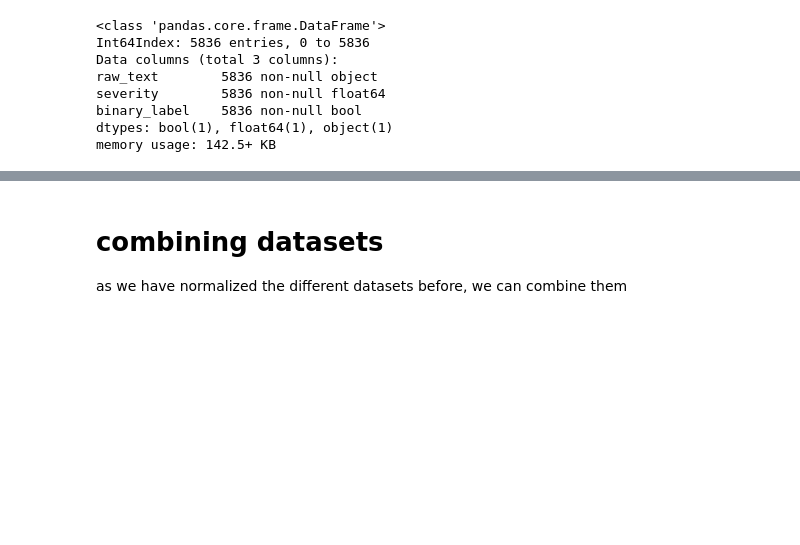
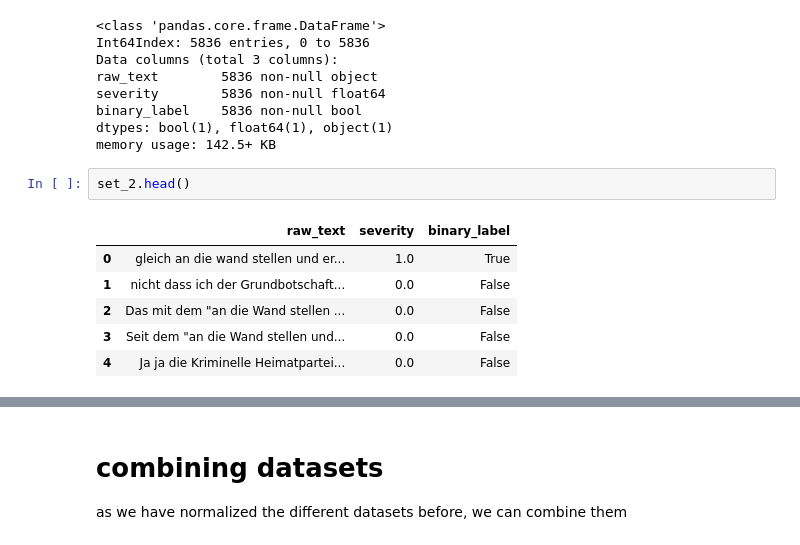
Before and after one commit to pscllbssr/hatespeech-ml, a Jupyter notebook: 2_Feature_Engineering/5 combine IWG, Tw_Fb and Polly.ipynb, the cells around one changed output, grey strips where cells are left out. Drawn from its saved outputs; the diff is of its cells as text; blank space fills up the shorter version.

```diff
--- a/2_Feature_Engineering/5 combine IWG, Tw_Fb and Polly.ipynb
+++ b/2_Feature_Engineering/5 combine IWG, Tw_Fb and Polly.ipynb
@@ -62,3 +62,12 @@ severity        5836 non-null float64
 binary_label    5836 non-null bool
 dtypes: bool(1), float64(1), object(1)
 memory usage: 142.5+ KB
+# %%
+set_2.head()
+# %% [output]
+|  | raw_text | severity | binary_label |
+| 0 | gleich an die wand stellen und er... | 1.0 | True |
+| 1 | nicht dass ich der Grundbotschaft... | 0.0 | False |
+| 2 | Das mit dem "an die Wand stellen ... | 0.0 | False |
+| 3 | Seit dem "an die Wand stellen und... | 0.0 | False |
+| 4 | Ja ja die Kriminelle Heimatpartei... | 0.0 | False |
```
Also changed, not shown: parts of 1 cell of this notebook.
